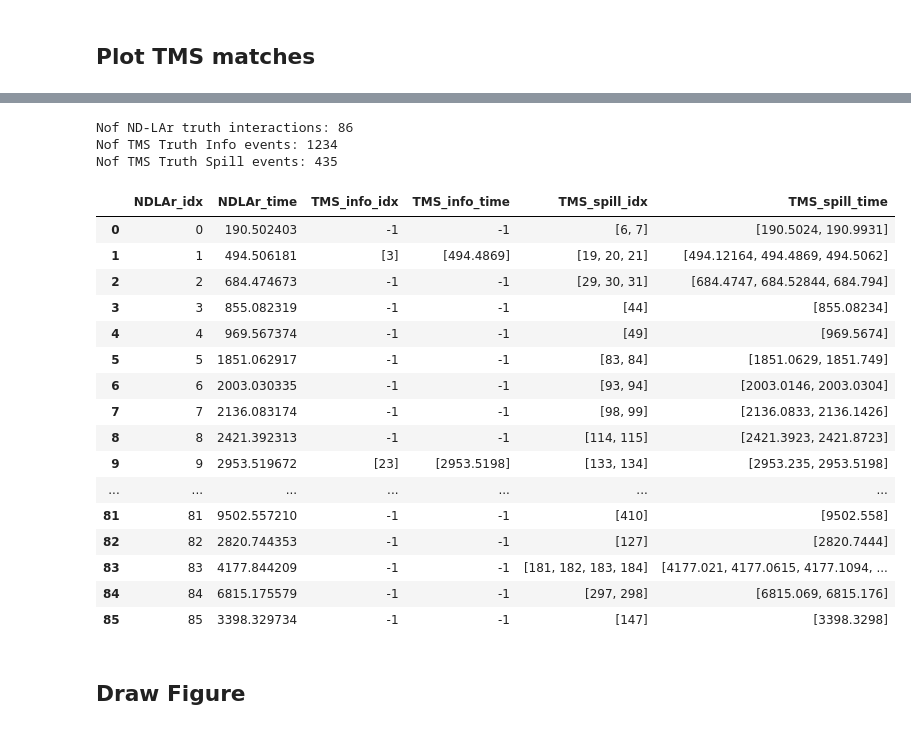
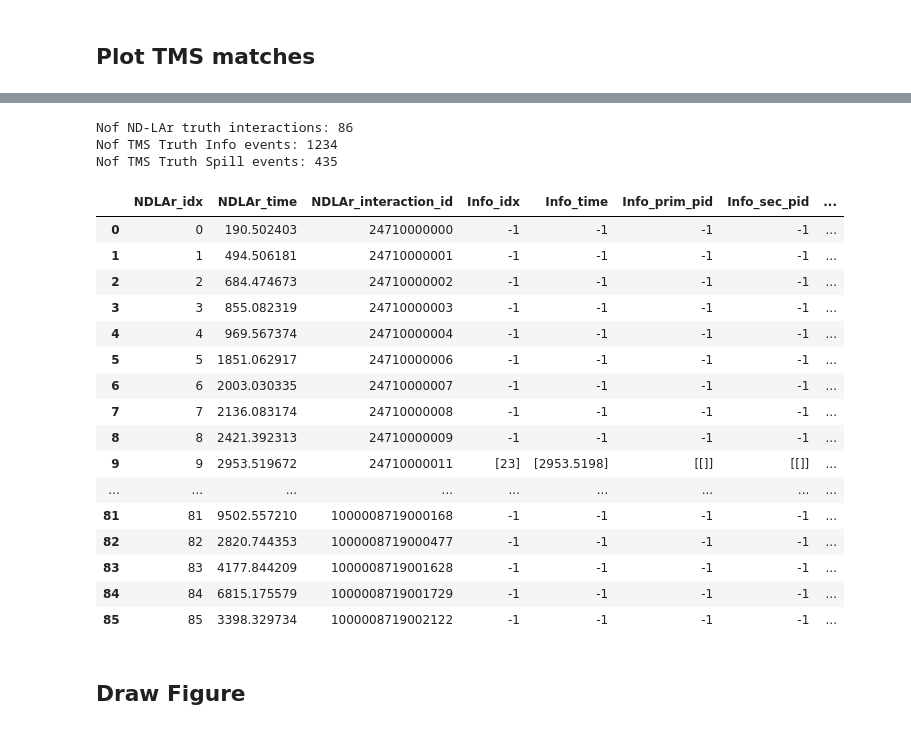
Before and after one commit to jessimic/track_matching_reco_GNN, a Jupyter notebook: MiniProd5p1_Dev_TMS_NDLAr_track_matching.ipynb, the cells around one changed output, grey strips where cells are left out. Saved outputs shown, nothing was run; the diff lists cells and outputs as text; code cells hidden in the pictures.

Commit message:
Cleaned up code for working with Spill 0 vertex timing only

```diff
--- a/MiniProd5p1_Dev_TMS_NDLAr_track_matching.ipynb
+++ b/MiniProd5p1_Dev_TMS_NDLAr_track_matching.ipynb
@@ -292,23 +252,18 @@ Tree: Line_Candidates;2
 # %%
-spill = 0
+spill = 0    # For now only spill 0 works with vertex timing in TMS
 
 data = driver.process(spill)
 truth_particles = data[f'truth_particles']
-print("Total nof true particles in spill", spill, "/", len(driver), ":", len(truth_particles))
-
-#part = 1
-#print("\nLooking at particle", part, "/", len(truth_particles))
-#print("\nTruth particle", part, "points:")
-#print(truth_particles[part].points)
+print("Total nof true particles in ND-LAr spill", spill, "/", len(driver), ":", len(truth_particles))
 
 NDLAr_pdg = np.array([p.pdg_code for p in truth_particles])
 NDLAr_shape = np.array([p.shape for p in truth_particles])
 
-NDLAr_ancestor_times = np.array([p.ancestor_t for p in truth_particles])
+NDLAr_ancestor_times = np.array([(p.ancestor_t - 1.2e9 * spill) for p in truth_particles])
 rounded_NDLAr_ancestor_times = np.round(NDLAr_ancestor_times, 3)
 
-NDLAr_start_times = np.array([p.t for p in truth_particles])
-NDLAr_end_times = np.array([p.end_t for p in truth_particles])
+NDLAr_start_times = np.array([(p.t - 1.2e9 * spill) for p in truth_particles])
+NDLAr_end_times = np.array([(p.end_t - 1.2e9 * spill) for p in truth_particles])
 
 NDLAr_start_x = np.array([p.position[0] for p in truth_particles])
 NDLAr_end_x = np.array([p.end_position[0] for p in truth_particles])
@@ -338,7 +293,6 @@ NDLAr_truthpart = pd.DataFrame(
      'Energy_init': NDLAr_energy_init
     })
 
-print(truth_particles[11].points)
-
-NDLAr_truthpart.head(50) # 0 - 769
+pd.set_option('display.max_rows', None)
+NDLAr_truthpart.head(50)
 # %% [output]
@@ -1167,69 +856,83 @@ def get_TMS_indices(df, NDLAr_idx): # Filter the dataframe where NDLAr_idx match
 # %%
 print("Nof ND-LAr truth interactions:", len(truth_interactions))
 print("Nof TMS Truth Info events:", len(TMS.EventNo))
-print("Nof TMS Truth Spill events:", len(TMS.TrueVtxT[0]))
+print("Nof TMS Truth Spill events:", len(TMS.TrueVtxT[spill]))
+
+#print(TMS.EventNo)
+#print(TMS.EventNo_TruthSpill)
+#print(TMS_indices)
 
 matched_data = []
-time_window = 1
+time_window = 1e-3
 
 for NDLAr_idx in range(len(truth_interactions)):
-    NDLAr_time = truth_interactions[NDLAr_idx].t
+    NDLAr_time = truth_interactions[NDLAr_idx].t - (1.2e9 * spill)
+    NDLAr_itx_id = truth_interactions[NDLAr_idx].interaction_id
 
     TMS_info_match = []
     TMS_info_idx_match = []
+    TMS_info_prim_pid = []
+    TMS_info_sec_pid = []
 
     TMS_spill_match = []
     TMS_spill_idx_match = []
 
-    for TMS_info_idx in range (len(TMS.EventNo)):
+    for TMS_info_idx in TMS_indices:
+        #if NDLAr_idx == 0:
+            #print(TMS.NeutrinoX4[TMS_info_idx][3])
         if abs(TMS.NeutrinoX4[TMS_info_idx][3] - NDLAr_time) < time_window:
             TMS_info_match.append(TMS.NeutrinoX4[TMS_info_idx][3])
             TMS_info_idx_match.append(TMS_info_idx)
-    for TMS_spill_idx in range (len(TMS.TrueVtxT[0])):
-        if abs(TMS.TrueVtxT[0][TMS_spill_idx] - NDLAr_time) < time_window:
-            TMS_spill_match.append(TMS.TrueVtxT[0][TMS_spill_idx])
+            TMS_info_prim_pid.append(TMS.RecoTrackPrimaryParticleIndex[TMS_info_idx])
+            TMS_info_sec_pid.append(TMS.RecoTrackSecondaryParticleIndex[TMS_info_idx])
+    for TMS_spill_idx in range(len(TMS.TrueVtxT[spill])):
+        if abs(TMS.TrueVtxT[spill][TMS_spill_idx] - NDLAr_time) < time_window:
+            TMS_spill_match.append(TMS.TrueVtxT[spill][TMS_spill_idx])
             TMS_spill_idx_match.append(TMS_spill_idx)
             #print(f"NDLAr: {NDLAr_idx}, TMS_Spill: {TMS_spill_match_idx}")
 
     # Store results in a dictionary
     entry = {
         "NDLAr_idx": NDLAr_idx,
         "NDLAr_time": NDLAr_time,
-        "TMS_info_idx": TMS_info_idx_match if TMS_info_match else -1,    # Store -1 if no match was found
-        "TMS_info_time": TMS_info_match if TMS_info_match else -1,
-        "TMS_spill_idx": TMS_spill_idx_match if TMS_spill_match else -1,
-        "TMS_spill_time": TMS_spill_match if TMS_spill_match else -1,
+        "NDLAr_interaction_id": NDLAr_itx_id,
+        "Info_idx": TMS_info_idx_match if TMS_info_match else -1,    # Store -1 if no match was found
+        "Info_time": TMS_info_match if TMS_info_match else -1,
+        "Info_prim_pid": TMS_info_prim_pid if TMS_info_match else -1,
+        "Info_sec_pid": TMS_info_sec_pid if TMS_info_match else -1,
+        "Spill_idx": TMS_spill_idx_match if TMS_spill_match else -1,
+        "Spill_time": TMS_spill_match if TMS_spill_match else -1,
     }
     matched_data.append(entry)
 
 # Create the DataFrame
 matches = pd.DataFrame(matched_data)
-#matches['TMS_info_idx'] = matches['TMS_info_idx'].astype("Int64")
-#matches['TMS_spill_idx'] = matches['TMS_spill_idx'].astype("Int64")
+#matches['Info_idx'] = matches['Info_idx'].astype("Int64")
+#matches['Spill_idx'] = matches['Spill_idx'].astype("Int64")
 
 pd.set_option('display.max_rows', None)
 matches
 # %% [output]
 Nof ND-LAr truth interactions: 86
 Nof TMS Truth Info events: 1234
 Nof TMS Truth Spill events: 435
-|  | NDLAr_idx | NDLAr_time | TMS_info_idx | TMS_info_time | TMS_spill_idx | TMS_spill_time |
-| 0 | 0 | 190.502403 | -1 | -1 | [6, 7] | [190.5024, 190.9931] |
-| 1 | 1 | 494.506181 | [3] | [494.4869] | [19, 20, 21] | [494.12164, 494.4869, 494.5062] |
-| 2 | 2 | 684.474673 | -1 | -1 | [29, 30, 31] | [684.4747, 684.52844, 684.794] |
-| 3 | 3 | 855.082319 | -1 | -1 | [44] | [855.08234] |
-| 4 | 4 | 969.567374 | -1 | -1 | [49] | [969.5674] |
-| 5 | 5 | 1851.062917 | -1 | -1 | [83, 84] | [1851.0629, 1851.749] |
-| 6 | 6 | 2003.030335 | -1 | -1 | [93, 94] | [2003.0146, 2003.0304] |
-| 7 | 7 | 2136.083174 | -1 | -1 | [98, 99] | [2136.0833, 2136.1426] |
-| 8 | 8 | 2421.392313 | -1 | -1 | [114, 115] | [2421.3923, 2421.8723] |
-| 9 | 9 | 2953.519672 | [23] | [2953.5198] | [133, 134] | [2953.235, 2953.5198] |
-| ... | ... | ... | ... | ... | ... | ... |
-| 81 | 81 | 9502.557210 | -1 | -1 | [410] | [9502.558] |
-| 82 | 82 | 2820.744353 | -1 | -1 | [127] | [2820.7444] |
-| 83 | 83 | 4177.844209 | -1 | -1 | [181, 182, 183, 184] | [4177.021, 4177.0615, 4177.1094, ... |
-| 84 | 84 | 6815.175579 | -1 | -1 | [297, 298] | [6815.069, 6815.176] |
-| 85 | 85 | 3398.329734 | -1 | -1 | [147] | [3398.3298] |
+|  | NDLAr_idx | NDLAr_time | NDLAr_interaction_id | Info_idx | Info_time | Info_prim_pid | Info_sec_pid | ... |
+| 0 | 0 | 190.502403 | 24710000000 | -1 | -1 | -1 | -1 | ... |
+| 1 | 1 | 494.506181 | 24710000001 | -1 | -1 | -1 | -1 | ... |
+| 2 | 2 | 684.474673 | 24710000002 | -1 | -1 | -1 | -1 | ... |
+| 3 | 3 | 855.082319 | 24710000003 | -1 | -1 | -1 | -1 | ... |
+| 4 | 4 | 969.567374 | 24710000004 | -1 | -1 | -1 | -1 | ... |
+| 5 | 5 | 1851.062917 | 24710000006 | -1 | -1 | -1 | -1 | ... |
+| 6 | 6 | 2003.030335 | 24710000007 | -1 | -1 | -1 | -1 | ... |
+| 7 | 7 | 2136.083174 | 24710000008 | -1 | -1 | -1 | -1 | ... |
+| 8 | 8 | 2421.392313 | 24710000009 | -1 | -1 | -1 | -1 | ... |
+| 9 | 9 | 2953.519672 | 24710000011 | [23] | [2953.5198] | [[]] | [[]] | ... |
+| ... | ... | ... | ... | ... | ... | ... | ... | ... |
+| 81 | 81 | 9502.557210 | 1000008719000168 | -1 | -1 | -1 | -1 | ... |
+| 82 | 82 | 2820.744353 | 1000008719000477 | -1 | -1 | -1 | -1 | ... |
+| 83 | 83 | 4177.844209 | 1000008719001628 | -1 | -1 | -1 | -1 | ... |
+| 84 | 84 | 6815.175579 | 1000008719001729 | -1 | -1 | -1 | -1 | ... |
+| 85 | 85 | 3398.329734 | 1000008719002122 | -1 | -1 | -1 | -1 | ... |
 # %% [markdown]
 ## Draw Figure
 # %%
```
Also changed, not shown: parts of 25 cells of this notebook.
